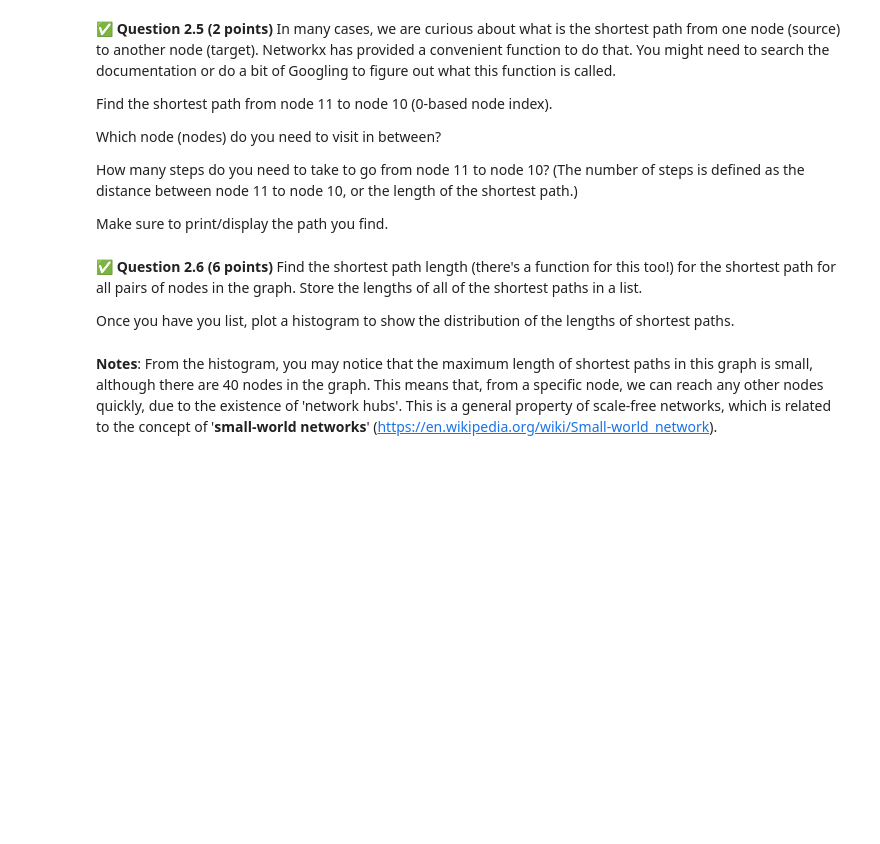
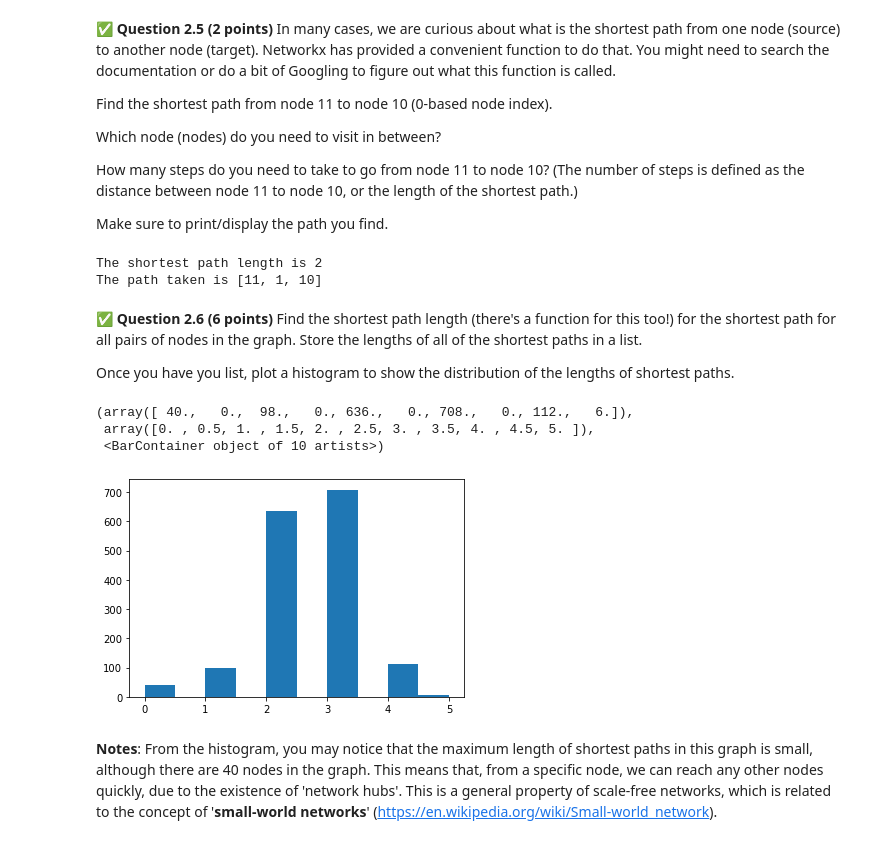
Before and after one commit to KrauseFo/cmse202-s21-turnin, a Jupyter notebook: hw-04/HW-04_graph_regression-STUDENT.ipynb, the cells around one changed output. Cells and saved outputs as stored; diff of their text form; code cells hidden in the pictures; blank space fills up the shorter version.

```diff
--- a/hw-04/HW-04_graph_regression-STUDENT.ipynb
+++ b/hw-04/HW-04_graph_regression-STUDENT.ipynb
@@ -98,3 +129,10 @@ Make sure to print/display the path you find.
+# %%
+# Put your code here:
+print('The shortest path length is' , nx.shortest_path_length(graph,11,10))
+print('The path taken is',nx.shortest_path(graph,11,10))
+# %% [output]
+The shortest path length is 2
+The path taken is [11, 1, 10]
 # %% [markdown]
 &#9989;  **Question 2.6 (6 points)** Find the shortest path length (there's a function for this too!) for the shortest path for all pairs of nodes in the graph. Store the lengths of all of the shortest paths in a list.
 
@@ -104,3 +140,16 @@ Once you have you list, plot a histogram to show the distribution of the lengths
+# %%
+# Put your answer here:
+shortest_path = dict(nx.all_pairs_shortest_path_length(graph))
+paths = []
+for i in range(len(shortest_path)):
+    for j in range(len(shortest_path[0])):
+        paths.append(shortest_path[i][j])
+plt.hist(paths)
+# %% [output]
+(array([ 40.,   0.,  98.,   0., 636.,   0., 708.,   0., 112.,   6.]),
+ array([0. , 0.5, 1. , 1.5, 2. , 2.5, 3. , 3.5, 4. , 4.5, 5. ]),
+ <BarContainer object of 10 artists>)
+[figure, added]
 # %% [markdown]
 **Notes**: From the histogram, you may notice that the maximum length of shortest paths in this graph is small, although there are 40 nodes in the graph. This means that, from a specific node, we can reach any other nodes quickly, due to the existence of 'network hubs'. This is a general property of scale-free networks, which is related to the concept of '**small-world networks**' (https://en.wikipedia.org/wiki/Small-world_network).
 # %% [markdown]
```
Also changed, not shown: parts of 23 cells of this notebook.
